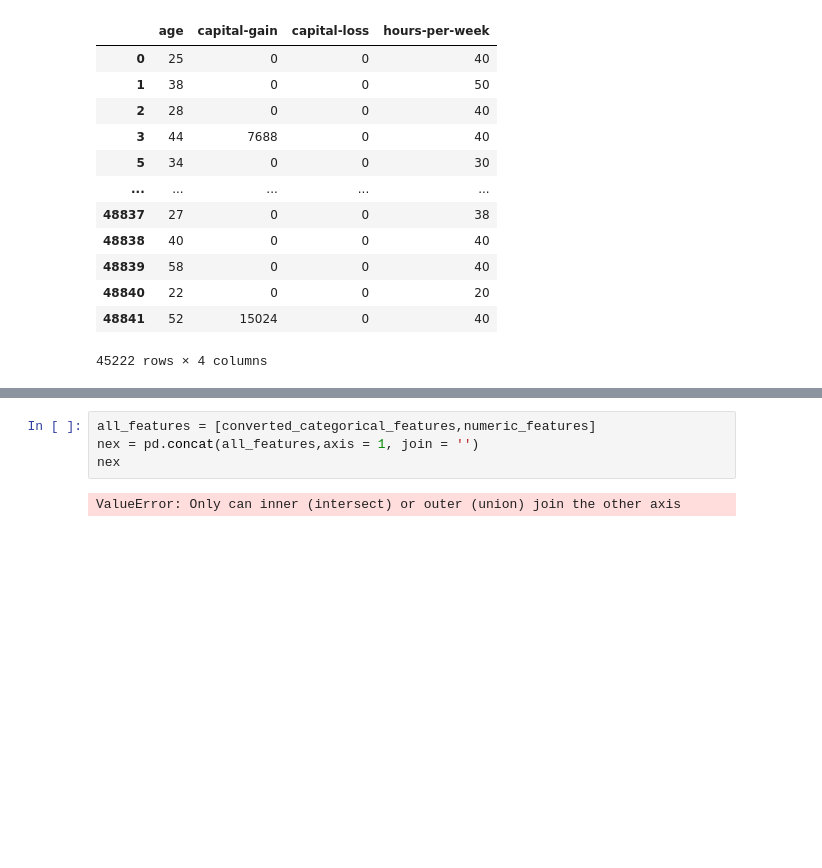
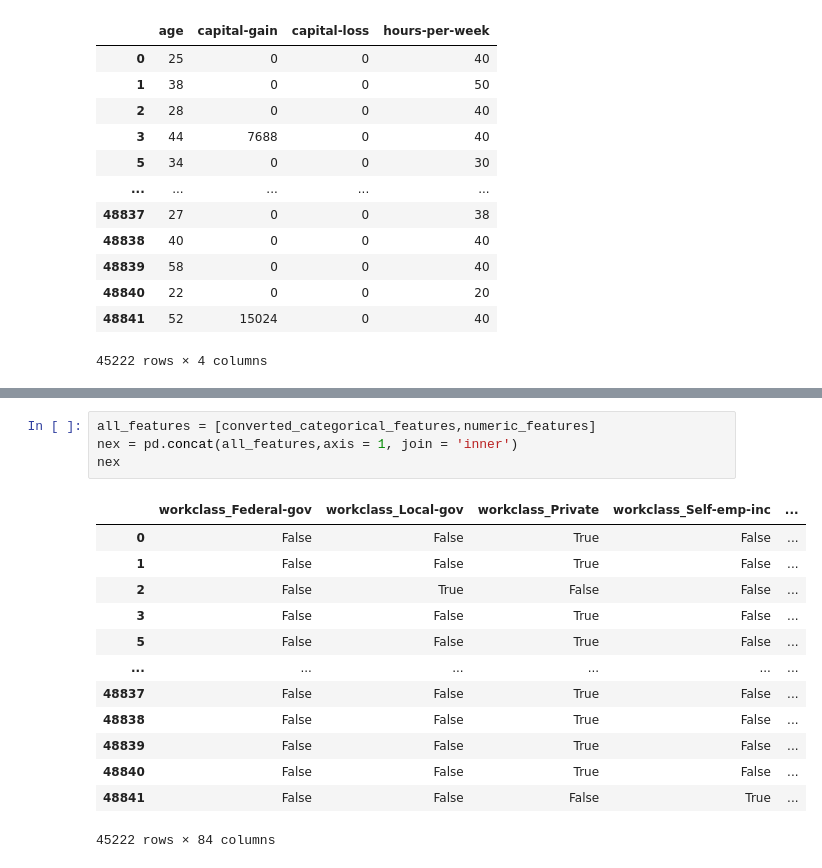
Before and after one commit to rohith4088/deep_learning, a Jupyter notebook: keras/ml_lab.ipynb, the cells around one changed output, grey strips where cells are left out. Cells and saved outputs as stored; diff of their text form; blank space fills up the shorter version.

```diff
--- a/keras/ml_lab.ipynb
+++ b/keras/ml_lab.ipynb
@@ -215,6 +215,18 @@ converted_categorical_features.head()
 # %%
 all_features = [converted_categorical_features,numeric_features]
-nex = pd.concat(all_features,axis = 1, join = '')
+nex = pd.concat(all_features,axis = 1, join = 'inner')
 nex
 # %% [output]
+|  | workclass_Federal-gov | workclass_Local-gov | workclass_Private | workclass_Self-emp-inc | ... |
+| 0 | False | False | True | False | ... |
+| 1 | False | False | True | False | ... |
+| 2 | False | True | False | False | ... |
+| 3 | False | False | True | False | ... |
+| 5 | False | False | True | False | ... |
+| ... | ... | ... | ... | ... | ... |
+| 48837 | False | False | True | False | ... |
+| 48838 | False | False | True | False | ... |
+| 48839 | False | False | True | False | ... |
+| 48840 | False | False | True | False | ... |
+| 48841 | False | False | False | True | ... |
-ValueError: Only can inner (intersect) or outer (union) join the other axis
+45222 rows × 84 columns
```
Also changed, not shown: parts of 5 cells of this notebook.
